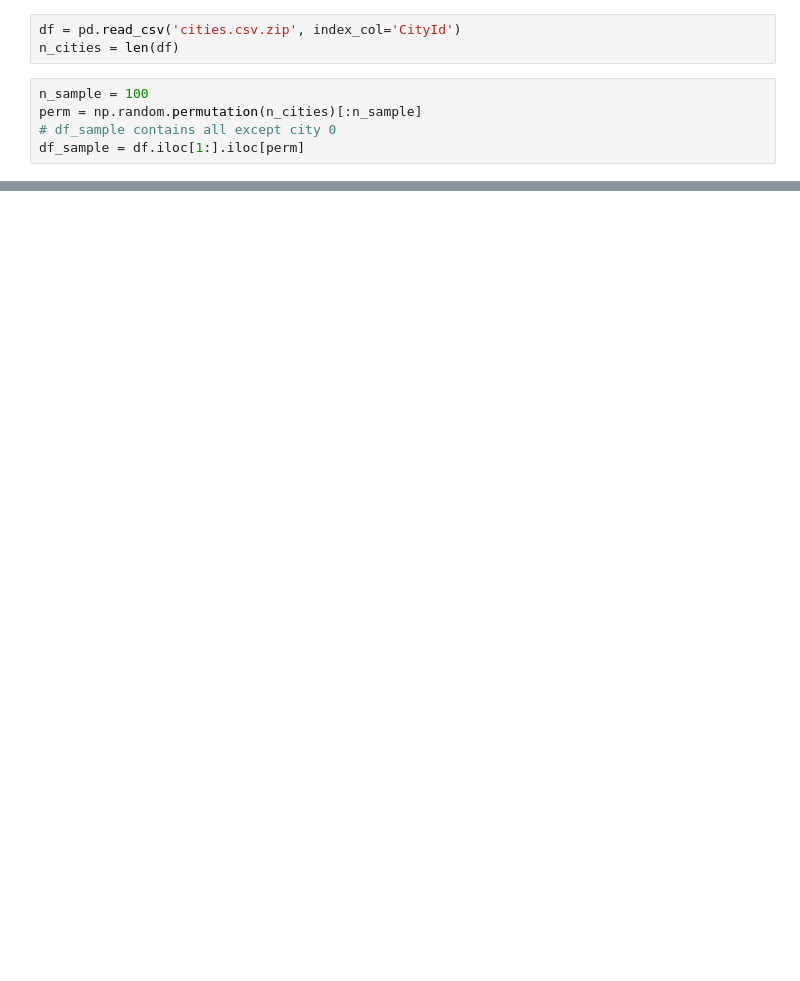
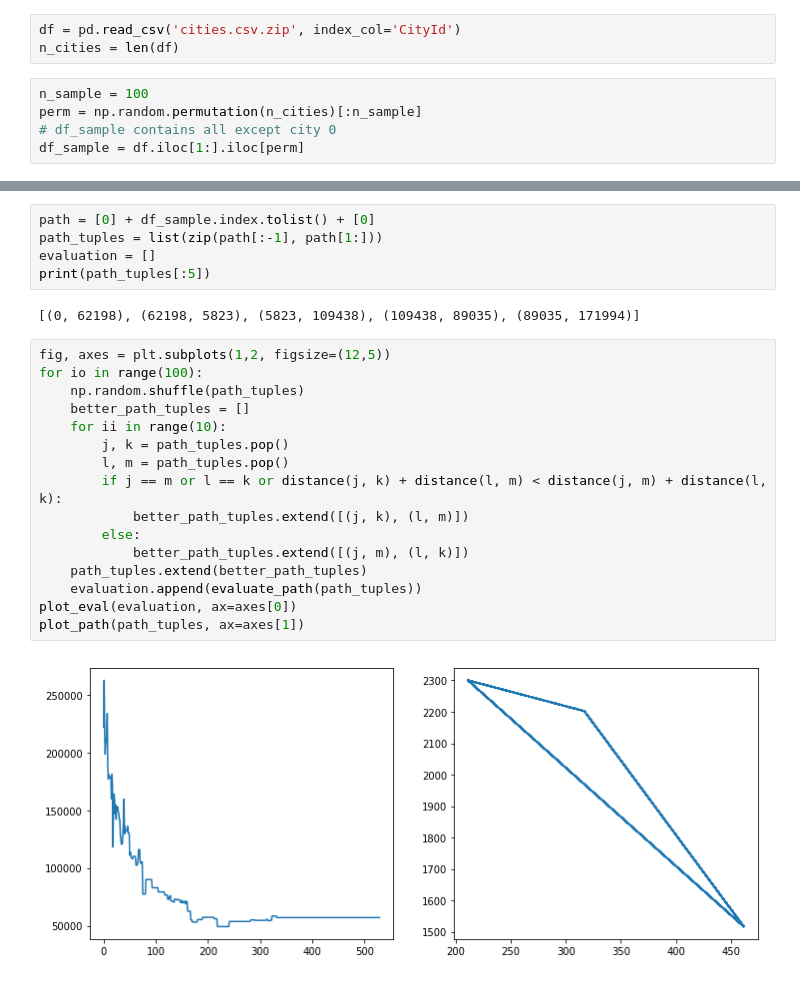
Before and after one commit to brtknr/TravellingSanta, a Jupyter notebook: travelling_santa.ipynb, the cells around one changed output, grey strips where cells are left out. Cells and saved outputs as stored; diff of their text form; blank space fills up the shorter version.

Commit message:
Functional algorithm, but why does the final resulting path look so weird?

```diff
--- a/travelling_santa.ipynb
+++ b/travelling_santa.ipynb
@@ -106,0 +93,25 @@ evaluate_path(path)
+# %%
+path = [0] + df_sample.index.tolist() + [0]
+path_tuples = list(zip(path[:-1], path[1:]))
+evaluation = []
+print(path_tuples[:5])
+# %% [output]
+[(0, 62198), (62198, 5823), (5823, 109438), (109438, 89035), (89035, 171994)]
+# %%
+fig, axes = plt.subplots(1,2, figsize=(12,5))
+for io in range(100):
+    np.random.shuffle(path_tuples)
+    better_path_tuples = []
+    for ii in range(10):
+        j, k = path_tuples.pop()
+        l, m = path_tuples.pop()
+        if j == m or l == k or distance(j, k) + distance(l, m) < distance(j, m) + distance(l, k):
+            better_path_tuples.extend([(j, k), (l, m)])
+        else:
+            better_path_tuples.extend([(j, m), (l, k)])
+    path_tuples.extend(better_path_tuples)
+    evaluation.append(evaluate_path(path_tuples))
+plot_eval(evaluation, ax=axes[0])
+plot_path(path_tuples, ax=axes[1])
+# %% [output]
+[figure, added]
```
Also changed, not shown: parts of 16 cells of this notebook, 1 other file.
